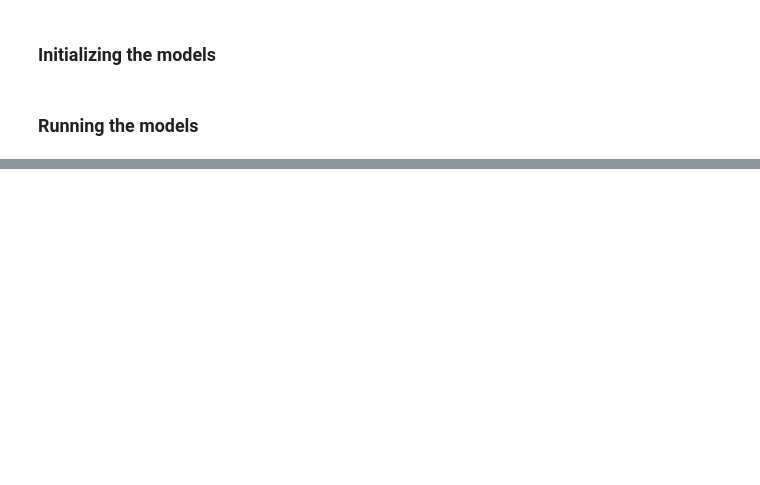
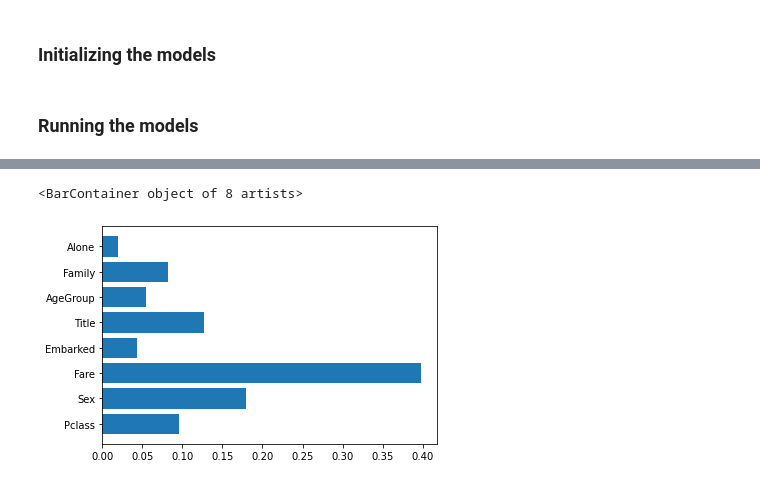
Before and after one commit to sandergs92/dmt-assignment-1, a Jupyter notebook: assignment_2/notebook_2.ipynb, the cells around one changed output, grey strips where cells are left out. Cells and saved outputs as stored; diff of their text form; code cells hidden in the pictures; blank space fills up the shorter version.

```diff
--- a/assignment_2/notebook_2.ipynb
+++ b/assignment_2/notebook_2.ipynb
@@ -598,6 +614,6 @@ gnb_res = cross_val_score(gnb, X_training, y_training)
 print(gnb_res)
 print(f"gnb {gnb_res.mean()} accuracy with standard diviation of {gnb_res.std()}")
 
-gnb.fit(X_training, y_training)
-pred = gnb.predict(test)
+gnb_pred = gnb.predict(X_val)
+print(f"gnb accuracy score is : {accuracy_score(y_val, gnb_pred)}")
 # %% [output]
@@ -607,14 +623,18 @@ ValueError: could not convert string to float: 'Kelly, Mr. James'
 # %%
+### Random Forest Classification
 scores_rfc_e_end = cross_val_score(rfc_e_end, X_training, y_training, cv=5)
 scores_rfc_g_end = cross_val_score(rfc_g_end, X_training, y_training, cv=5)
-# sgd
-sgd.fit(X_training, y_training)
-sgd_res = sgd.score(X_training, y_training)
-# gnb
-# gnb.fit(X_training, y_training)
-# gnb_res = gnb.score(X_training, y_training)
 
+print(scores_rfc_e_end)
+print(scores_rfc_g_end)
 print("rfc_e %0.2f accuracy with a standard deviation of %0.2f" % (scores_rfc_e_end.mean(), scores_rfc_e_end.std()))
 print("rfc_g %0.2f accuracy with a standard deviation of %0.2f" % (scores_rfc_g_end.mean(), scores_rfc_g_end.std()))
-print(f"sgd {sgd_res.mean()} accuracy with standard diviation of {sgd_res.std()}")
+
+rfc_e_end.fit(X_training, y_training)
+rfc_e_pred = rfc_e_end.predict(X_val)
+print(f"rfc_e accuracy score is : {accuracy_score(y_val, rfc_e_pred)}")
+
+rfc_g_end.fit(X_training, y_training)
+rfc_g_pred = rfc_g_end.predict(X_val)
+print(f"rfc_g accuracy score is : {accuracy_score(y_val, rfc_e_pred)}")
 # %% [output]
@@ -624,0 +675,8 @@ gnb 0.7946127946127947 accuracy with standard diviation of 0.0
+# %%
+### barchart of Importance
+# Show importances of features, (checks by what do each tree break into nodes),
+
+plt.barh(X_training.columns, rfc_e_end.feature_importances_)
+# %% [output]
+<BarContainer object of 8 artists>
+[figure, added]
```
Also changed, not shown: parts of 9 cells of this notebook.
